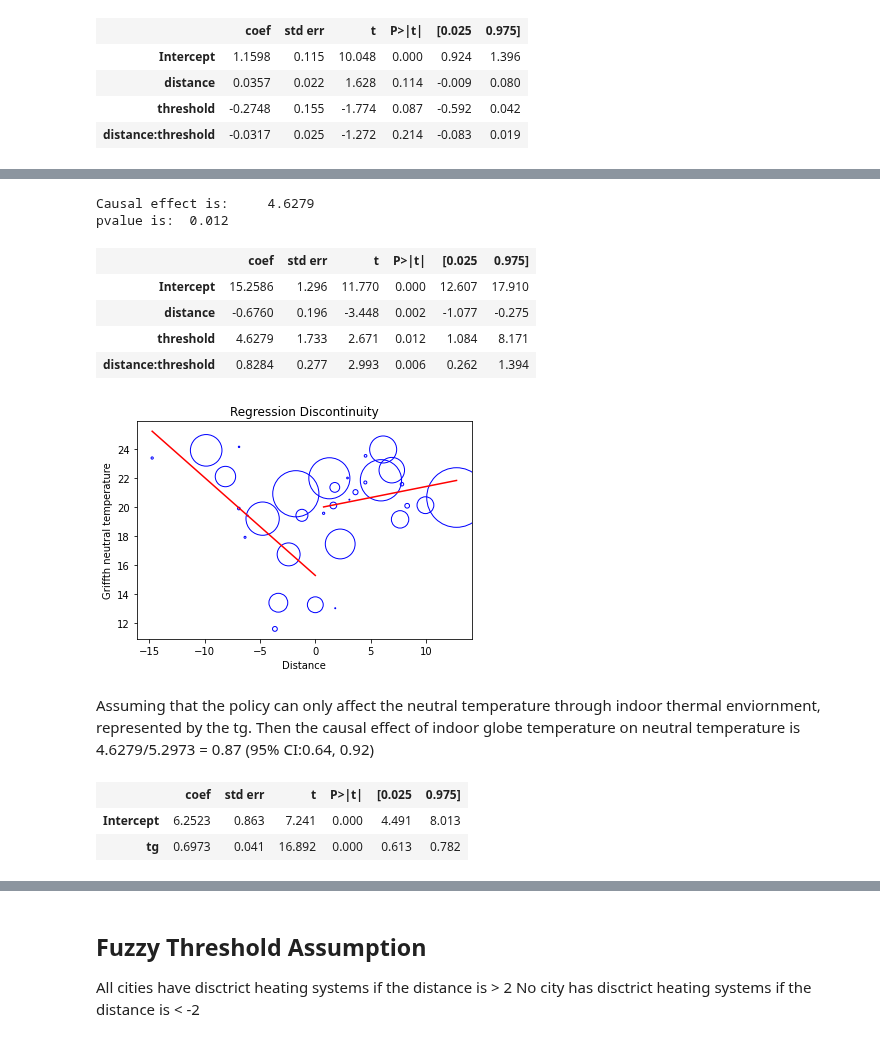
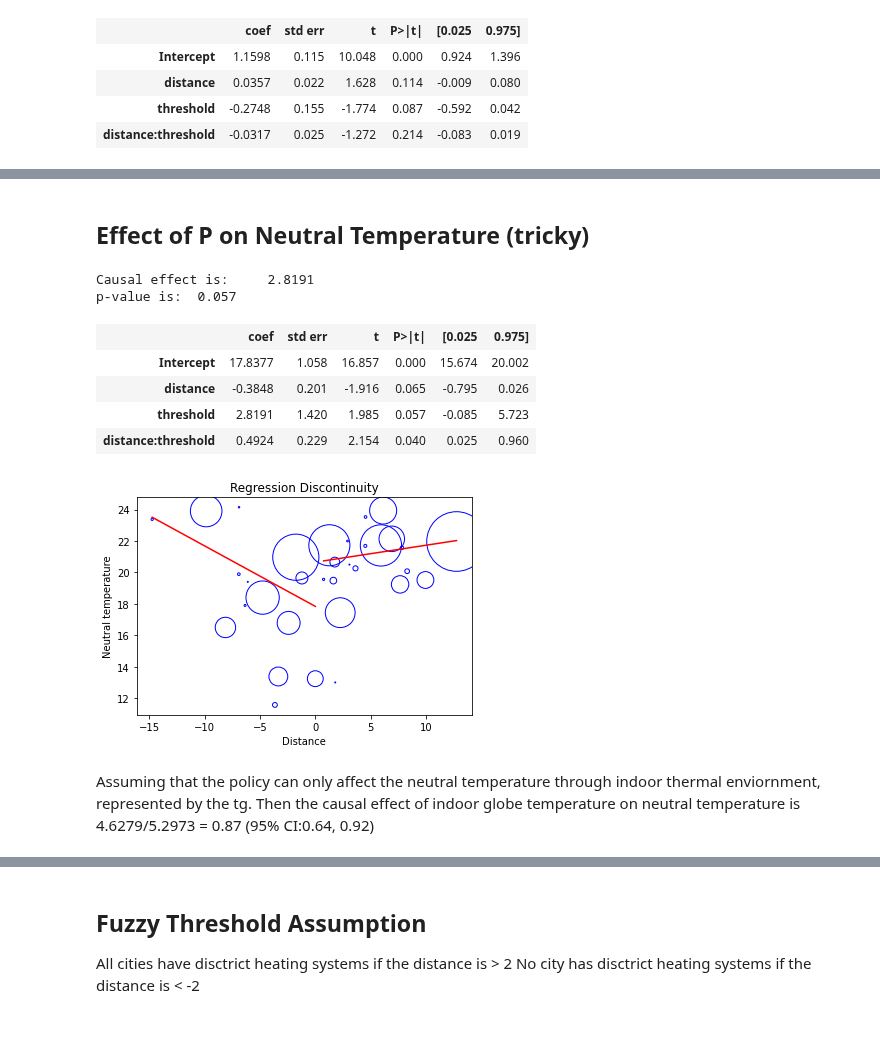
Before and after one commit to ruijis/RD_comfort, a Jupyter notebook: RD.ipynb, the cells around one changed output, grey strips where cells are left out. Cells and saved outputs as stored; diff of their text form; code cells hidden in the pictures.

```diff
--- a/RD.ipynb
+++ b/RD.ipynb
@@ -53,0 +150,11 @@ The coef of the threshold is the causal effect, which is 5.3 ˚C, p-value is 0.0
+# %%
+plt.figure(figsize=(10, 6))
+# remove nanvalues of ta_var in df_rd
+df_rd = df_rd.dropna(subset=['ta_var'])
+plt.scatter(df_rd['distance'], df_rd['ta_var'], s=df_rd['records'], facecolors='none', edgecolors='b')
+plt.plot(df_rd['distance'][df_rd['distance'] < 0], model.fittedvalues[df_rd['distance'] < 0], color='red')
+plt.plot(df_rd['distance'][df_rd['distance'] >= 0], model.fittedvalues[df_rd['distance'] >= 0], color='red')
+plt.xlabel('Distance')
+plt.ylabel('Indoor air temperature variance')
+plt.title("Regression Discontinuity")
+plt.show()
@@ -65,0 +191,3 @@ plt.show()
+# %%
+# calculate the wet bulb globe temperature for each city using pp.t_wb()
+df_rd['t_wb'] = df_rd.apply(lambda x: pp.t_wb(tdb=x['ta'], rh=x['rh']), axis=1)
@@ -95,38 +356,30 @@ Then, ~5˚C indoor tg increase doesn't have a causal effect on clothing insulati
+# %% [markdown]
+## Effect of P on Neutral Temperature (tricky)
 # %%
 # needs one more non-NaN neutral temperature/comfort zone calcualted by regression approach a and b
 # neutral temperature calcualted by Griffth method, and using measured globe temperature
-model = smf.wls("tn_g~distance*threshold", df_rd).fit()
+model = smf.wls("tn_op~distance*threshold", df_rd, weights=df_rd["records"]).fit()
 print("Causal effect is:", model.summary().tables[1][3][1])
 print("p-value is:", model.summary().tables[1][3][4])
 model.summary().tables[1]
 # %% [output]
-Causal effect is:     4.6279
-pvalue is:  0.012
+Causal effect is:     2.8191
+p-value is:  0.057
 |  | coef | std err | t | P>|t| | [0.025 | 0.975] |
-| Intercept | 15.2586 | 1.296 | 11.770 | 0.000 | 12.607 | 17.910 |
-| distance | -0.6760 | 0.196 | -3.448 | 0.002 | -1.077 | -0.275 |
-| threshold | 4.6279 | 1.733 | 2.671 | 0.012 | 1.084 | 8.171 |
-| distance:threshold | 0.8284 | 0.277 | 2.993 | 0.006 | 0.262 | 1.394 |
+| Intercept | 17.8377 | 1.058 | 16.857 | 0.000 | 15.674 | 20.002 |
+| distance | -0.3848 | 0.201 | -1.916 | 0.065 | -0.795 | 0.026 |
+| threshold | 2.8191 | 1.420 | 1.985 | 0.057 | -0.085 | 5.723 |
+| distance:threshold | 0.4924 | 0.229 | 2.154 | 0.040 | 0.025 | 0.960 |
 # %%
-# scatter plot tn_g vs distance
-plt.scatter(df_rd['distance'], df_rd['tn_g'], s=df_rd['records'], facecolors='none', edgecolors='b')
-# plot less than 0 distance for model.fittedvalues
+# scatter plot tn_op vs distance
+plt.scatter(df_rd['distance'], df_rd['tn_op'], s=df_rd['records'], facecolors='none', edgecolors='b')
 plt.plot(df_rd['distance'][df_rd['distance'] < 0], model.fittedvalues[df_rd['distance'] < 0], color='red')
-# plot larger than 0 distance for model.fittedvalues
 plt.plot(df_rd['distance'][df_rd['distance'] >= 0], model.fittedvalues[df_rd['distance'] >= 0], color='red')
 plt.xlabel('Distance')
-plt.ylabel('Griffth neutral temperature')
+plt.ylabel('Neutral temperature')
 plt.title("Regression Discontinuity")
 plt.show()
 # %% [output]
-[figure, old version]
+[figure, new version]
 # %% [markdown]
 Assuming that the policy can only affect the neutral temperature through indoor thermal enviornment, represented by the tg. Then the causal effect of indoor globe temperature on neutral temperature is 4.6279/5.2973 = 0.87 (95% CI:0.64, 0.92)
-# %%
-# weighted linear regression of neutral temperature against globe temperature
-model = smf.wls("tn_g~tg", df_rd, weights=df_rd["records"]).fit()
-model.summary().tables[1]
-# %% [output]
-|  | coef | std err | t | P>|t| | [0.025 | 0.975] |
-| Intercept | 6.2523 | 0.863 | 7.241 | 0.000 | 4.491 | 8.013 |
-| tg | 0.6973 | 0.041 | 16.892 | 0.000 | 0.613 | 0.782 |
```
Also changed, not shown: parts of 45 cells of this notebook, 5 other files.
